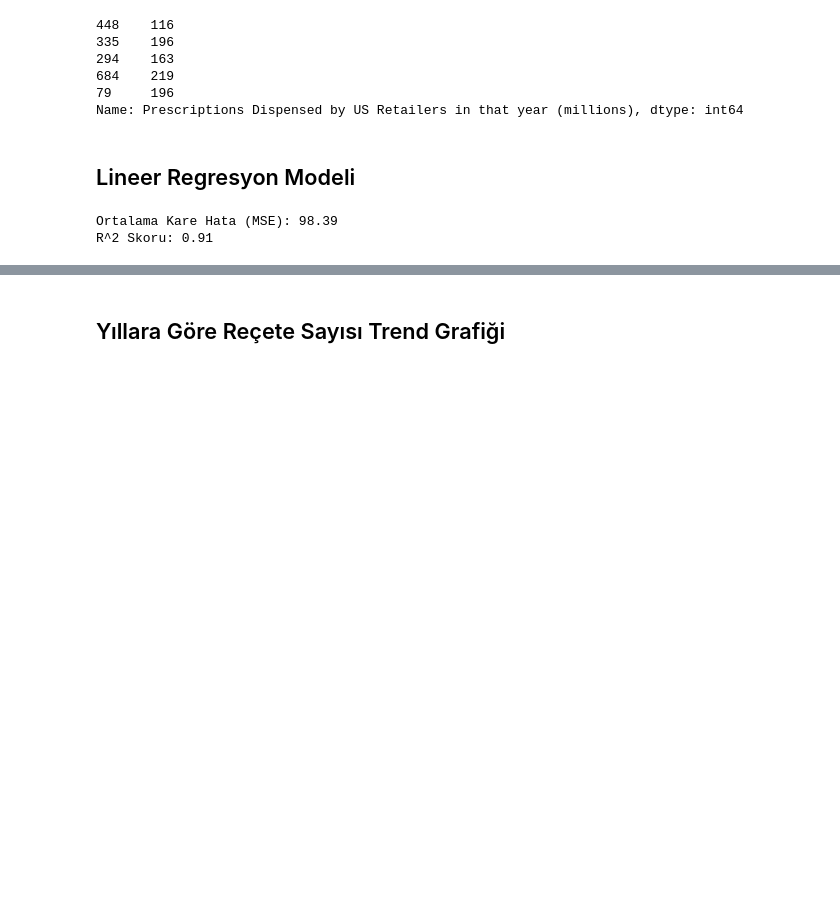
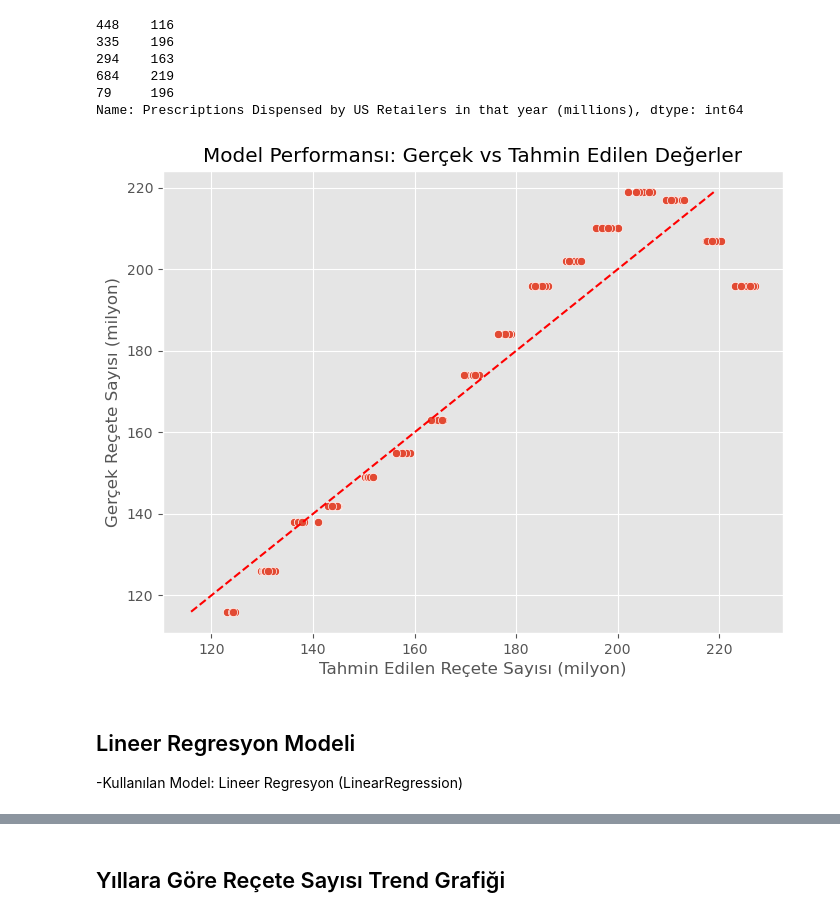
Before and after one commit to ugurymn01/makina_ogrenmesi, a Jupyter notebook: Untitled.ipynb, the cells around one changed output, grey strips where cells are left out. Drawn from its saved outputs; the diff is of its cells as text; code cells hidden in the pictures; blank space fills up the shorter version.

```diff
--- a/Untitled.ipynb
+++ b/Untitled.ipynb
@@ -69,8 +92,25 @@ y_egitim.head()
 684    219
 79     196
 Name: Prescriptions Dispensed by US Retailers in that year (millions), dtype: int64
+# %%
+## 4. GÖRSEL ALAN: Model Performansı: Gerçek Değerler (y_test) vs Tahminler (y_tahmin)
+
+plt.figure(figsize=(8, 6))
+# Tahminler X, Gerçekler Y ekseninde. Noktaların kırmızı çizgiye yakın olması model başarısı demektir.
+sns.scatterplot(x=y_tahmin, y=y_test)
+
+# Mükemmel tahmin çizgisi (y=x)
+plt.plot([y_test.min(), y_test.max()], [y_test.min(), y_test.max()], color='red', linestyle='--')
+
+plt.title("Model Performansı: Gerçek vs Tahmin Edilen Değerler")
+plt.xlabel("Tahmin Edilen Reçete Sayısı (milyon)")
+plt.ylabel("Gerçek Reçete Sayısı (milyon)")
+plt.show()
+# %% [output]
+[figure, added]
 # %% [markdown]
 ## Lineer Regresyon Modeli
+-Kullanılan Model: Lineer Regresyon (LinearRegression)
 # %%
 # 4) Lineer Regresyon Modeli
 from sklearn.linear_model import LinearRegression
@@ -80,7 +120,7 @@ from sklearn.metrics import mean_squared_error, r2_score
 model = LinearRegression()
 
 # Modeli eğitim verisi ile eğit
-model.fit(X_egitim, y_egitim)
+model.fit(X_train, y_train)
 
 # Test verisi ile tahmin yap
 y_tahmin = model.predict(X_test)
@@ -88,9 +128,3 @@ y_tahmin = model.predict(X_test)
 # Performans metrikleri
 mse = mean_squared_error(y_test, y_tahmin)
 r2 = r2_score(y_test, y_tahmin)
-
-print(f"Ortalama Kare Hata (MSE): {mse:.2f}")
-print(f"R^2 Skoru: {r2:.2f}")
-# %% [output]
-Ortalama Kare Hata (MSE): 98.39
-R^2 Skoru: 0.91
```
Also changed, not shown: parts of 12 cells of this notebook, 1 other file.
